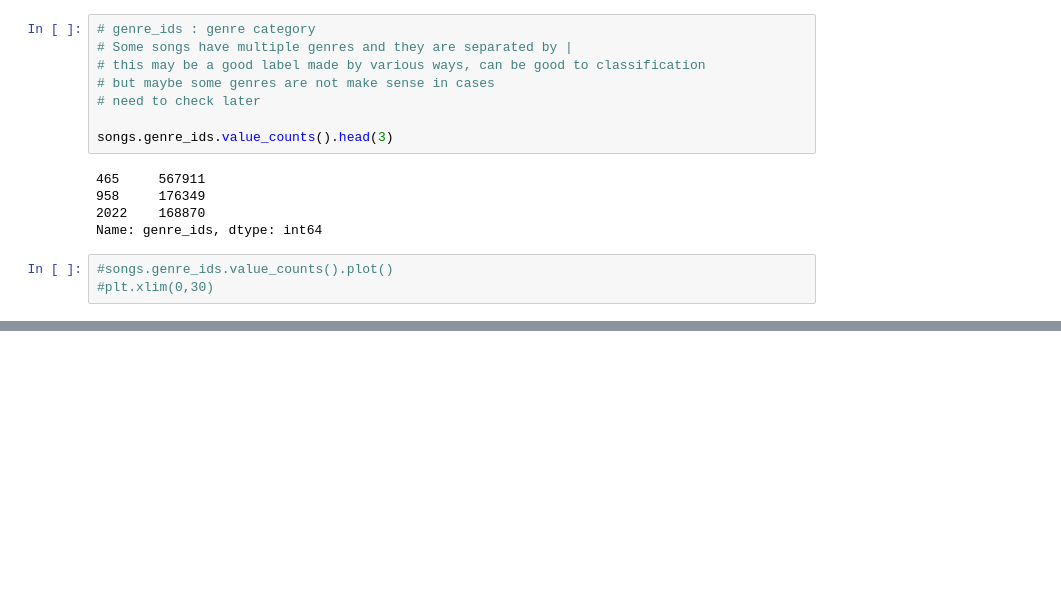
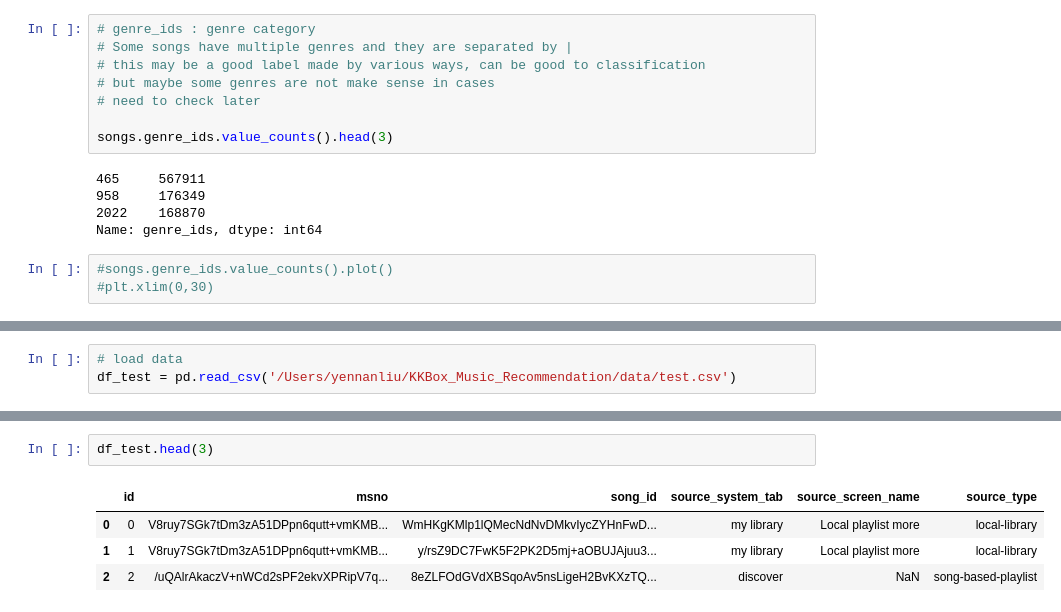
Before and after one commit to yennanliu/KKBox_Music_Recommendation, a Jupyter notebook: notebook/KKBox_Recommend_EDA.ipynb, the cells around one changed output, grey strips where cells are left out. Saved outputs shown, nothing was run; the diff lists cells and outputs as text; blank space fills up the shorter version.

```diff
--- a/notebook/KKBox_Recommend_EDA.ipynb
+++ b/notebook/KKBox_Recommend_EDA.ipynb
@@ -344,0 +479,3 @@ songs.head(10)
+# %%
+# load data
+df_test = pd.read_csv('/Users/yennanliu/KKBox_Music_Recommendation/data/test.csv')
@@ -344,0 +496,7 @@ songs.head(10)
+# %%
+df_test.head(3)
+# %% [output]
+|  | id | msno | song_id | source_system_tab | source_screen_name | source_type |
+| 0 | 0 | V8ruy7SGk7tDm3zA51DPpn6qutt+vmKMB... | WmHKgKMlp1lQMecNdNvDMkvIycZYHnFwD... | my library | Local playlist more | local-library |
+| 1 | 1 | V8ruy7SGk7tDm3zA51DPpn6qutt+vmKMB... | y/rsZ9DC7FwK5F2PK2D5mj+aOBUJAjuu3... | my library | Local playlist more | local-library |
+| 2 | 2 | /uQAlrAkaczV+nWCd2sPF2ekvXPRipV7q... | 8eZLFOdGVdXBSqoAv5nsLigeH2BvKXzTQ... | discover | NaN | song-based-playlist |
```
Also changed, not shown: parts of 24 cells of this notebook.
